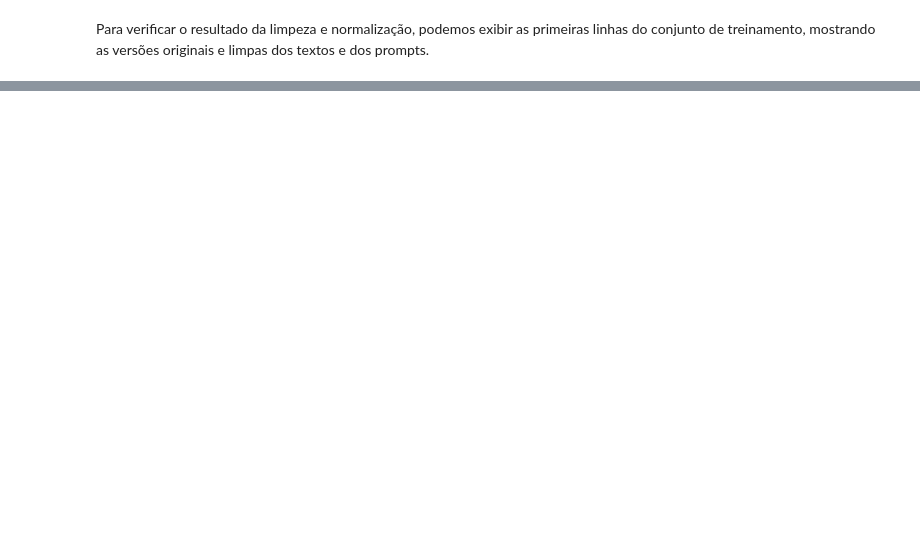
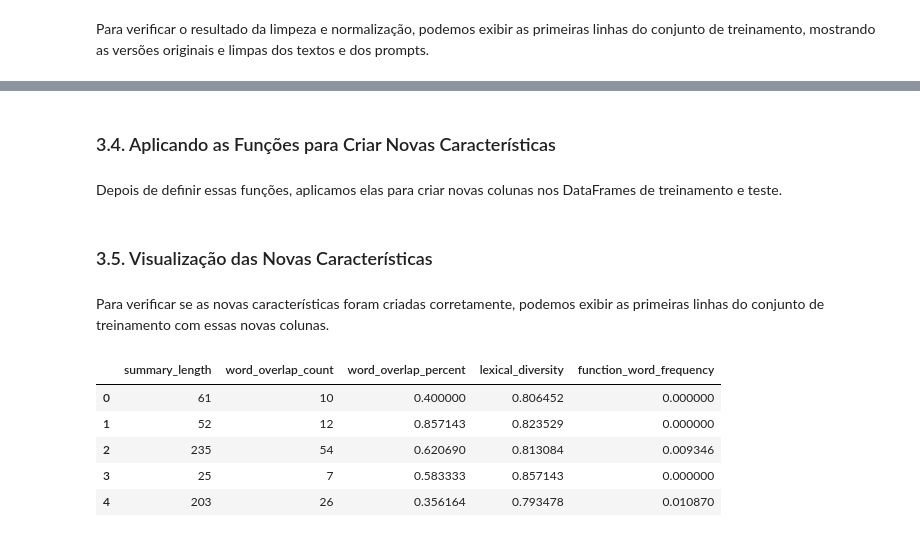
Before and after one commit to FroelicHx/kaggle-commonlit-evaluate-student-summaries, a Jupyter notebook: notebooks/CommonLit - Evaluate Student Summaries.ipynb, the cells around one changed output, grey strips where cells are left out. Cells and saved outputs as stored; diff of their text form; code cells hidden in the pictures; blank space fills up the shorter version.

```diff
--- a/notebooks/CommonLit - Evaluate Student Summaries.ipynb
+++ b/notebooks/CommonLit - Evaluate Student Summaries.ipynb
@@ -165,0 +186,7 @@ train_data[['text', 'text_clean', 'prompt_text', 'prompt_text_clean']].head()
+# %%
+def lexical_diversity(text):
+    words = str(text).split()
+    unique_words = set(words)
+    if len(words) == 0:
+        return 0.0
+    return len(unique_words) / len(words)
@@ -165,0 +197,35 @@ train_data[['text', 'text_clean', 'prompt_text', 'prompt_text_clean']].head()
+# %%
+function_words = {'the', 'and', 'to', 'of', 'a', 'in', 'that', 'it', 'is', 'was', 'for', 'on', 'with', 'as', 'by', 'at', 'an', 'be', 'this', 'which'}
+
+def function_word_frequency(text):
+    words = str(text).split()
+    if len(words) == 0:
+        return 0.0
+    return sum(1 for word in words if word.lower() in function_words) / len(words)
+# %% [markdown]
+### 3.4. Aplicando as Funções para Criar Novas Características
+# %% [markdown]
+Depois de definir essas funções, aplicamos elas para criar novas colunas nos DataFrames de treinamento e teste.
+# %%
+train_data['summary_length'] = train_data['text'].apply(lambda x: len(str(x).split()))
+train_data['word_overlap_count'], train_data['word_overlap_percent'] = zip(*train_data.apply(lambda row: word_overlap(row['text_clean'], row['prompt_text_clean']), axis=1))
+train_data['lexical_diversity'] = train_data['text_clean'].apply(lexical_diversity)
+train_data['function_word_frequency'] = train_data['text_clean'].apply(function_word_frequency)
+
+test_data['summary_length'] = test_data['text'].apply(lambda x: len(str(x).split()))
+test_data['word_overlap_count'], test_data['word_overlap_percent'] = zip(*test_data.apply(lambda row: word_overlap(row['text_clean'], row['prompt_text_clean']), axis=1))
+test_data['lexical_diversity'] = test_data['text_clean'].apply(lexical_diversity)
+test_data['function_word_frequency'] = test_data['text_clean'].apply(function_word_frequency)
+# %% [markdown]
+### 3.5. Visualização das Novas Características
+# %% [markdown]
+Para verificar se as novas características foram criadas corretamente, podemos exibir as primeiras linhas do conjunto de treinamento com essas novas colunas.
+# %%
+train_data[['summary_length', 'word_overlap_count', 'word_overlap_percent', 'lexical_diversity', 'function_word_frequency']].head()
+# %% [output]
+|  | summary_length | word_overlap_count | word_overlap_percent | lexical_diversity | function_word_frequency |
+| 0 | 61 | 10 | 0.400000 | 0.806452 | 0.000000 |
+| 1 | 52 | 12 | 0.857143 | 0.823529 | 0.000000 |
+| 2 | 235 | 54 | 0.620690 | 0.813084 | 0.009346 |
+| 3 | 25 | 7 | 0.583333 | 0.857143 | 0.000000 |
+| 4 | 203 | 26 | 0.356164 | 0.793478 | 0.010870 |
```
Also changed, not shown: parts of 17 cells of this notebook.
